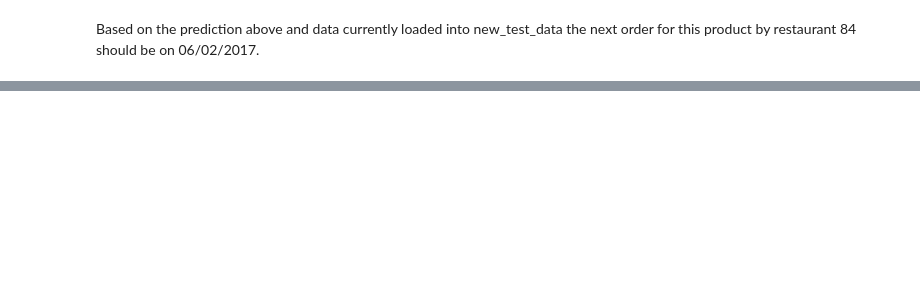
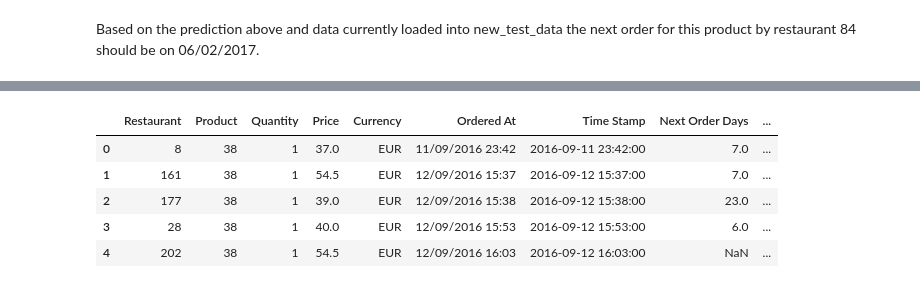
Before and after one commit to lukej91/data_test, a Jupyter notebook: Data_analysis_test.ipynb, the cells around one changed output, grey strips where cells are left out. Drawn from its saved outputs; the diff is of its cells as text; code cells hidden in the pictures; blank space fills up the shorter version.

```diff
--- a/Data_analysis_test.ipynb
+++ b/Data_analysis_test.ipynb
@@ -345,0 +428,23 @@ other_data.tail()
+# %%
+split_date = pd.Timestamp(day = 1, month = 1, year = 2017)
+train = all_data[:][all_data["Time Stamp"]<split_date]
+test = all_data[:][all_data["Time Stamp"]>=split_date]
+
+#Next order data allready filled in to wipe it and re add it.
+train["Next Order Date"] = np.nan
+train["Next Order Days"] = np.nan
+
+train_r_set = set(train["Restaurant"])
+
+for i in train_r_set:
+    train = add_next_order_date(train,i,38)
+    train = add_next_order_days(train,i,38)
+# %%
+train.head()
+# %% [output]
+|  | Restaurant | Product | Quantity | Price | Currency | Ordered At | Time Stamp | Next Order Days | ... |
+| 0 | 8 | 38 | 1 | 37.0 | EUR | 11/09/2016 23:42 | 2016-09-11 23:42:00 | 7.0 | ... |
+| 1 | 161 | 38 | 1 | 54.5 | EUR | 12/09/2016 15:37 | 2016-09-12 15:37:00 | 7.0 | ... |
+| 2 | 177 | 38 | 1 | 39.0 | EUR | 12/09/2016 15:38 | 2016-09-12 15:38:00 | 23.0 | ... |
+| 3 | 28 | 38 | 1 | 40.0 | EUR | 12/09/2016 15:53 | 2016-09-12 15:53:00 | 6.0 | ... |
+| 4 | 202 | 38 | 1 | 54.5 | EUR | 12/09/2016 16:03 | 2016-09-12 16:03:00 | NaN | ... |
```
Also changed, not shown: parts of 39 cells of this notebook, 1 other file.
